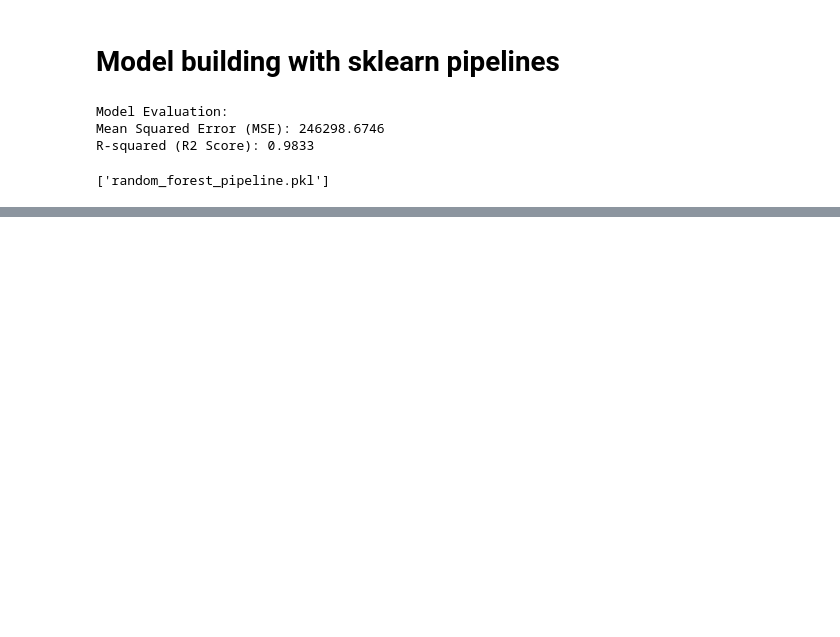
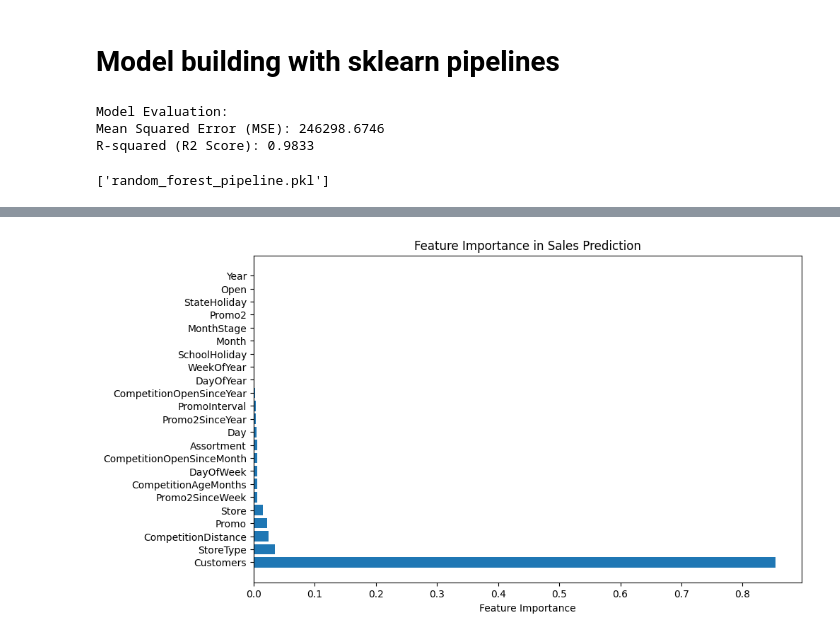
Before and after one commit to habrev/Rossmann-Pharmaceuticals, a Jupyter notebook: notebooks/prediction.ipynb, the cells around one changed output, grey strips where cells are left out. Cells and saved outputs as stored; diff of their text form; code cells hidden in the pictures; blank space fills up the shorter version.

Commit message:
feature importance configured

```diff
--- a/notebooks/prediction.ipynb
+++ b/notebooks/prediction.ipynb
@@ -217,0 +256,98 @@ R-squared (R2 Score): 0.9833
+# %%
+import numpy as np
+import pandas as pd
+import matplotlib.pyplot as plt
+import joblib
+from sklearn.metrics import mean_squared_error, r2_score
+
+# Load the preprocessed and scaled dataset
+data = pd.read_csv('scaled_dataset.csv')
+
+# Define features (X) and target (y)
+X = data.drop(columns=['Sales', 'Date'])  # Dropping 'Sales' and 'Date' columns
+y = data['Sales']  # Target variable
+
+# Split the dataset into training and testing sets
+X_train, X_test, y_train, y_test = train_test_split(X, y, test_size=0.2, random_state=42)
+
+# Load the pre-trained Random Forest pipeline
+model = joblib.load('random_forest_pipeline.pkl')
+
+# Predict on the test set
+y_pred = model.predict(X_test)
+
+# Evaluate the model
+mse = mean_squared_error(y_test, y_pred)
+r2 = r2_score(y_test, y_pred)
+
+print("Model Evaluation:")
+print(f"Mean Squared Error (MSE): {mse:.4f}")
+print(f"R-squared (R2 Score): {r2:.4f}")
+
+# -- Feature Importance --
+# Extract feature importance from the pipeline
+feature_importances = model.named_steps['model'].feature_importances_
+
+# Create a DataFrame for feature importance
+feature_importance_df = pd.DataFrame({
+    'Feature': X_train.columns,
+    'Importance': feature_importances
+})
+
+# Sort features by importance
+feature_importance_df = feature_importance_df.sort_values(by='Importance', ascending=False)
+
+# Plot feature importances
+plt.figure(figsize=(10, 6))
+plt.barh(feature_importance_df['Feature'], feature_importance_df['Importance'])
+plt.xlabel('Feature Importance')
+plt.title('Feature Importance in Sales Prediction')
+plt.show()
+
+# -- Confidence Interval Estimation via Bootstrapping --
+def bootstrap_confidence_interval(model, X, y, n_iterations=1000, ci=95):
+    predictions = []
+
+    for i in range(n_iterations):
+        # Resample with replacement
+        sample_indices = np.random.choice(len(X), size=len(X), replace=True)
+        X_sample, y_sample = X.iloc[sample_indices], y.iloc[sample_indices]
+
+        # Fit the model on the bootstrap sample
+        model.fit(X_sample, y_sample)
+
+        # Make predictions on the original test data
+        y_pred = model.predict(X_test)
+        predictions.append(y_pred)
+
+    # Convert predictions to a numpy array
+    predictions = np.array(predictions)
+
+    # Calculate the lower and upper bounds of the confidence interval
+    lower_bound = np.percentile(predictions, (100 - ci) / 2, axis=0)
+    upper_bound = np.percentile(predictions, 100 - (100 - ci) / 2, axis=0)
+
+    return lower_bound, upper_bound
+
+# Estimate 95% confidence intervals for the predictions
+lower_bound, upper_bound = bootstrap_confidence_interval(model, X_train, y_train, n_iterations=1000, ci=95)
+
+# Display the confidence intervals for the first 10 predictions
+for i in range(10):
+    print(f"Prediction {i+1}: {y_pred[i]:.2f} (CI: [{lower_bound[i]:.2f}, {upper_bound[i]:.2f}])")
+
+# Plotting the predictions with confidence intervals
+plt.figure(figsize=(10, 6))
+
+# Plot the predicted values
+plt.plot(y_pred, label='Predictions', color='blue', alpha=0.7)
+
+# Plot the confidence intervals
+plt.fill_between(range(len(y_pred)), lower_bound, upper_bound, color='gray', alpha=0.2, label='95% CI')
+
+plt.xlabel('Test Samples')
+plt.ylabel('Sales Predictions')
+plt.title('Sales Predictions with 95% Confidence Intervals')
+plt.legend()
+plt.show()
+# %% [output]
@@ -217,0 +357 @@ R-squared (R2 Score): 0.9833
+[figure, added]
```
Also changed, not shown: parts of 4 cells of this notebook.
